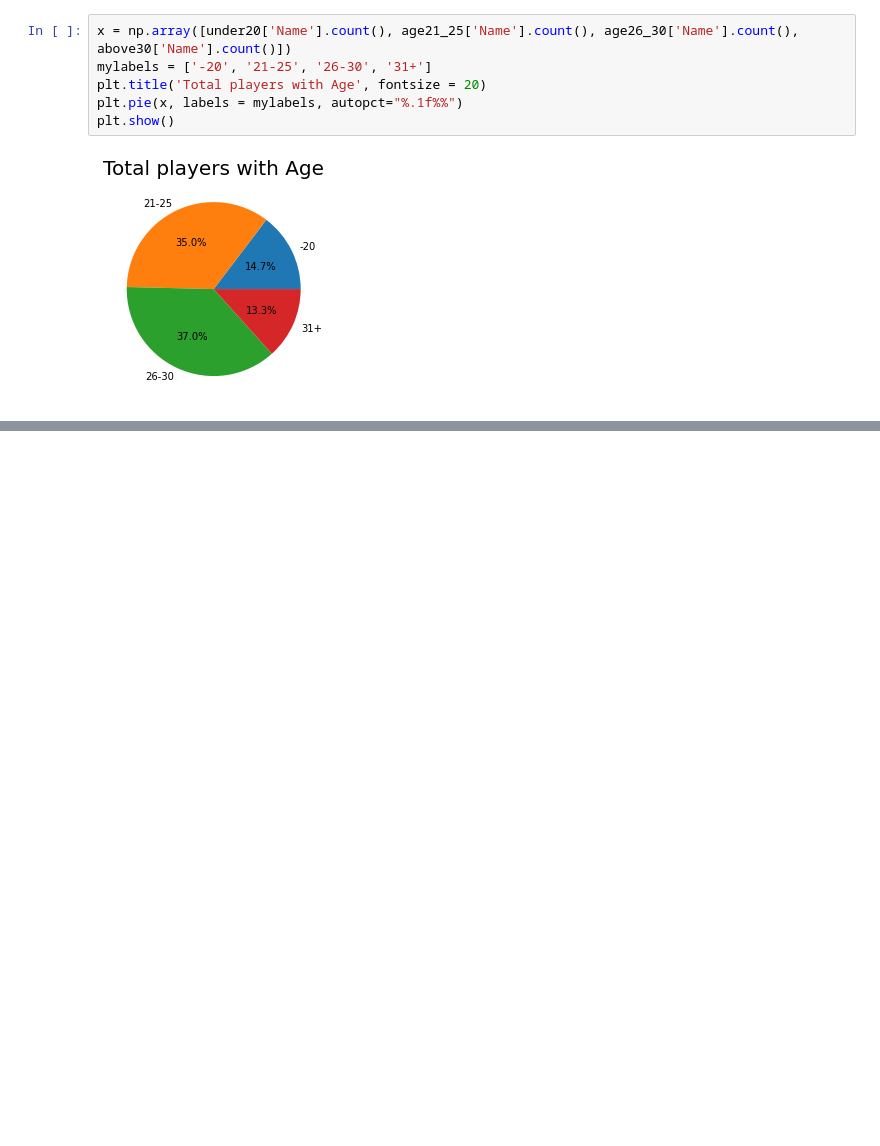
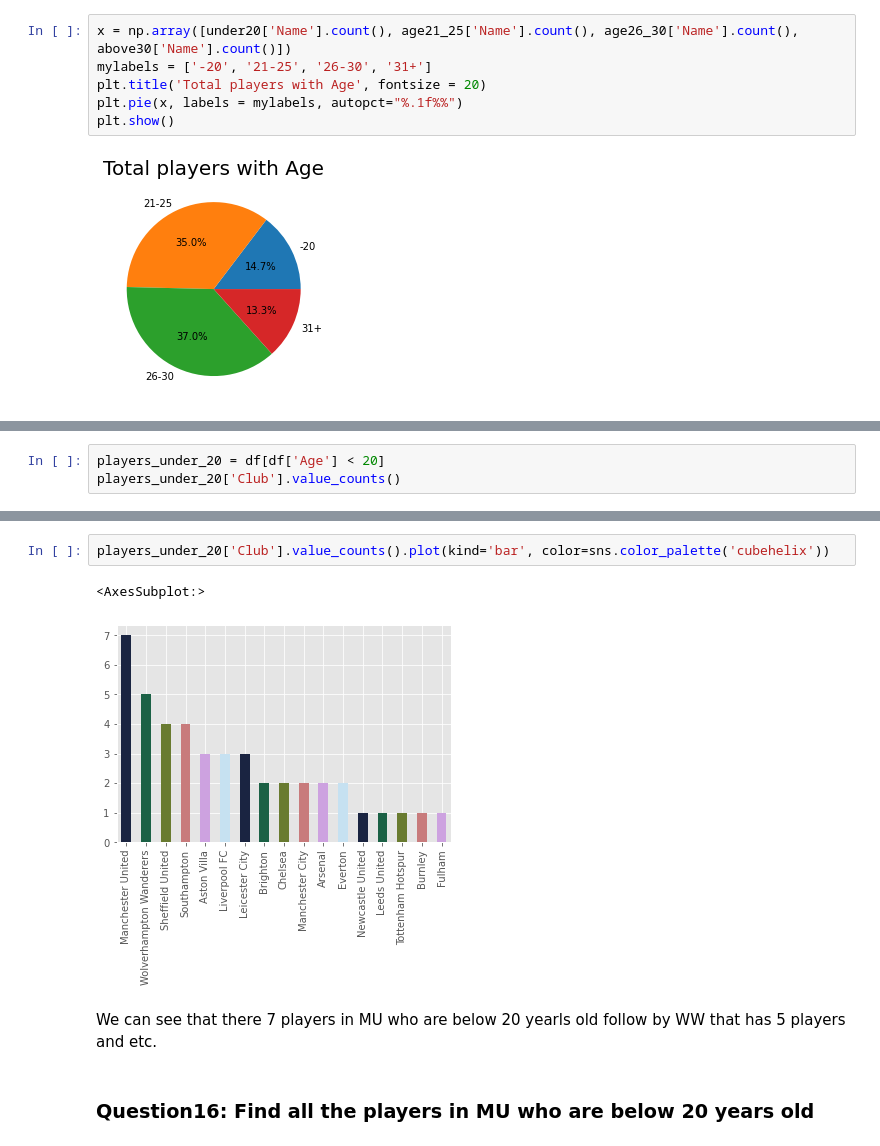
Before and after one commit to asavoullis/Python_Data_Analysis_Projects, a Jupyter notebook: epl_20-21_data_analysis_project.ipynb, the cells around one changed output, grey strips where cells are left out. Drawn from its saved outputs; the diff is of its cells as text; blank space fills up the shorter version.

```diff
--- a/epl_20-21_data_analysis_project.ipynb
+++ b/epl_20-21_data_analysis_project.ipynb
@@ -363,0 +381,3 @@ plt.show()
+# %%
+players_under_20 = df[df['Age'] < 20]
+players_under_20['Club'].value_counts()
@@ -363,0 +403,9 @@ plt.show()
+# %%
+players_under_20['Club'].value_counts().plot(kind='bar', color=sns.color_palette('cubehelix'))
+# %% [output]
+<AxesSubplot:>
+[figure, added]
+# %% [markdown]
+We can see that there 7 players in MU who are below 20 yearls old follow by WW that has 5 players and etc.
+# %% [markdown]
+### Question16: Find all the players in MU who are below 20 years old
```
Also changed, not shown: parts of 38 cells of this notebook.
